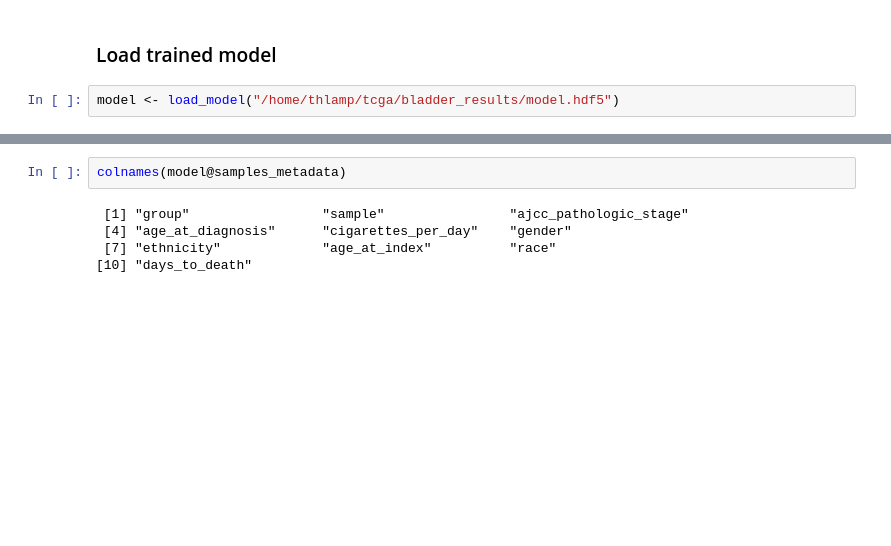
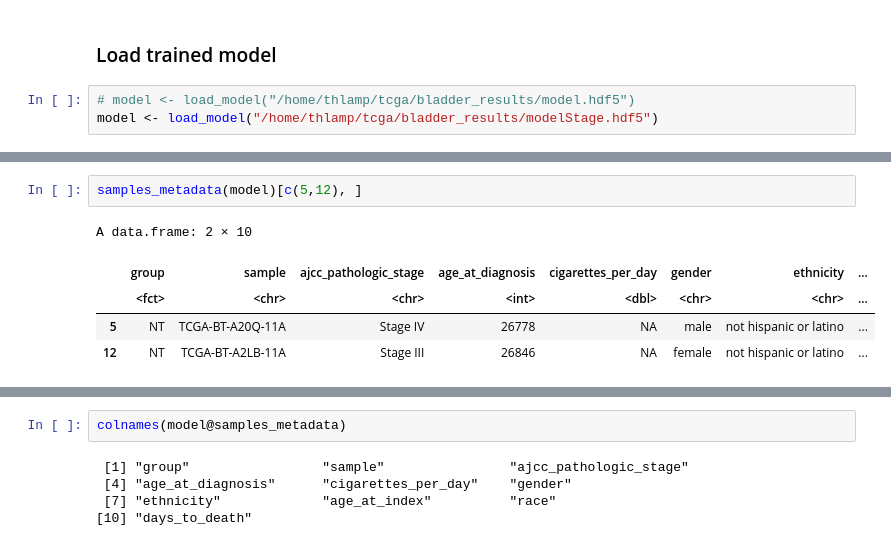
Before and after one commit to TheodosisL/Bioinformatics, a Jupyter notebook: tcga.ipynb, the cells around one changed output, grey strips where cells are left out. Cells and saved outputs as stored; diff of their text form; blank space fills up the shorter version.

Commit message:
MOFA model for tumor stage added and corrections about model's metadata

```diff
--- a/tcga.ipynb
+++ b/tcga.ipynb
@@ -2859,7 +2858,8 @@ Warning message in .quality_control(object, verbose = verbose):
 # %% [markdown]
 ### Load trained model
 # %%
-model <- load_model("/home/thlamp/tcga/bladder_results/model.hdf5")
+# model <- load_model("/home/thlamp/tcga/bladder_results/model.hdf5")
+model <- load_model("/home/thlamp/tcga/bladder_results/modelStage.hdf5")
 # %% [output]
 Warning message in .quality_control(object, verbose = verbose):
 “You have features which do not contain a single observation in any group, consider removing them...”
@@ -2885,0 +2985,8 @@ A data.frame: 3 × 10
+# %%
+samples_metadata(model)[c(5,12), ]
+# %% [output]
+A data.frame: 2 × 10
+|  | group | sample | ajcc_pathologic_stage | age_at_diagnosis | cigarettes_per_day | gender | ethnicity | ... |
+|  | <fct> | <chr> | <chr> | <int> | <dbl> | <chr> | <chr> | ... |
+| 5 | NT | TCGA-BT-A20Q-11A | Stage IV | 26778 | NA | male | not hispanic or latino | ... |
+| 12 | NT | TCGA-BT-A2LB-11A | Stage III | 26846 | NA | female | not hispanic or latino | ... |
```
Also changed, not shown: parts of 32 cells of this notebook.
